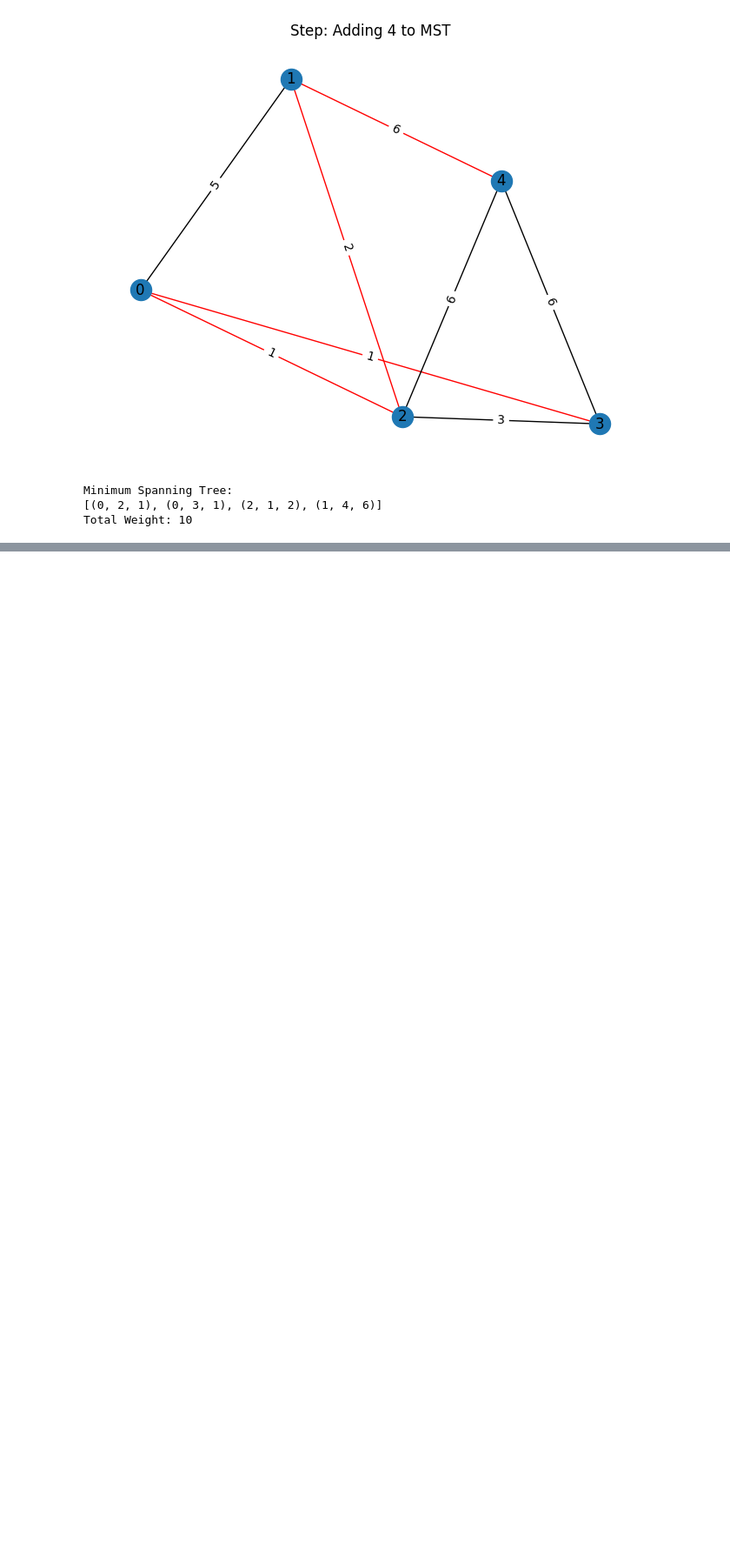
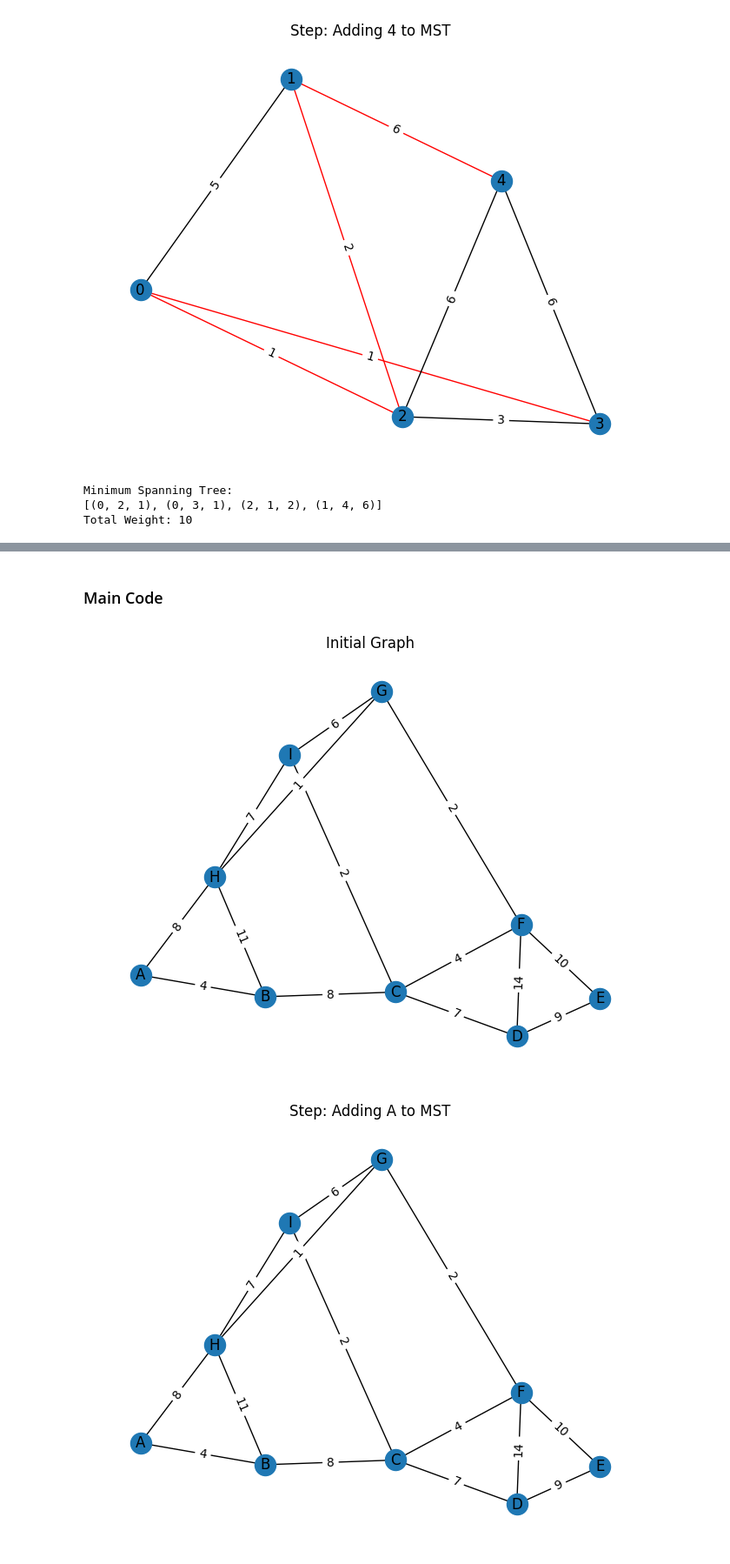
Before and after one commit to faransansj/Assignment_archive, a Jupyter notebook: Datastructure&Algorithm/강의자료/HomeWork/HW3(MST).ipynb, the cells around one changed output, grey strips where cells are left out. Shown at 87% size. Drawn from its saved outputs; the diff is of its cells as text; code cells hidden in the pictures; blank space fills up the shorter version.

```diff
--- a/Datastructure&Algorithm/강의자료/HomeWork/HW3(MST).ipynb
+++ b/Datastructure&Algorithm/강의자료/HomeWork/HW3(MST).ipynb
@@ -161,0 +421,77 @@ Total Weight: 10
+# %% [markdown]
+### Main Code
+# %%
+import networkx as nx
+import matplotlib.pyplot as plt
+
+def prim_mst_visualization(graph, start_node):
+    mst = []
+    visited = set()
+    heap = [(0, start_node, None)]  # (가중치, 정점, 부모 정점)
+    total_weight = 0
+
+    # 그래프 생성
+    G = nx.Graph()
+    for node in graph:
+        G.add_node(node)
+    for node, neighbors in graph.items():
+        for neighbor, weight in neighbors:
+            G.add_edge(node, neighbor, weight=weight, color='black')
+
+    # 시각화를 위한 초기 레이아웃
+    pos = nx.spring_layout(G)
+    nx.draw(G, pos, with_labels=True)
+    labels = nx.get_edge_attributes(G, 'weight')
+    nx.draw_networkx_edge_labels(G, pos, edge_labels=labels)
+    plt.title("Initial Graph")
+    plt.show()
+
+    while heap:
+        weight, node, parent = heap.pop(0)
+        if node not in visited:
+            visited.add(node)
+            if parent is not None:
+                mst.append((parent, node, weight))
+                total_weight += weight
+
+                # 최소 신장 트리 간선 강조
+                G.edges[parent, node]['color'] = 'red'
+
+            # 현재 상태 시각화
+            edge_colors = [G.edges[u, v].get('color', 'black') for u, v in G.edges]
+            nx.draw(G, pos, with_labels=True, edge_color=edge_colors)
+            labels = nx.get_edge_attributes(G, 'weight')
+            nx.draw_networkx_edge_labels(G, pos, edge_labels=labels)
+            plt.title(f"Step: Adding {node} to MST")
+            plt.show()
+
+            for neighbor, weight in graph[node]:
+                if neighbor not in visited:
+                    heap.append((weight, neighbor, node))
+                    heap.sort()
+
+    return mst, total_weight
+
+# 가중치 그래프 생성
+graph = {
+    'A': [('B', 4), ('H', 8)],
+    'B': [('A', 4), ('C', 8), ('H', 11)],
+    'C': [('B', 8), ('D', 7), ('F', 4), ('I', 2)],
+    'D': [('C', 7), ('E', 9), ('F', 14)],
+    'E': [('D', 9), ('F', 10)],
+    'F': [('C', 4), ('D', 14), ('E', 10), ('G', 2)],
+    'G': [('F', 2), ('H', 1), ('I', 6)],
+    'H': [('A', 8), ('B', 11), ('G', 1), ('I', 7)],
+    'I': [('C', 2), ('G', 6), ('H', 7)]
+}
+
+start_node = 'A'
+
+mst, total_weight = prim_mst_visualization(graph, start_node)
+print("Minimum Spanning Tree:")
+for edge in mst:
+    print(f"{edge[0]} - {edge[1]} (weight: {edge[2]})")
+print(f"Total Weight: {total_weight}")
+# %% [output]
+[figure, added]
+[figure, added]
```
Also changed, not shown: parts of 7 cells of this notebook.
